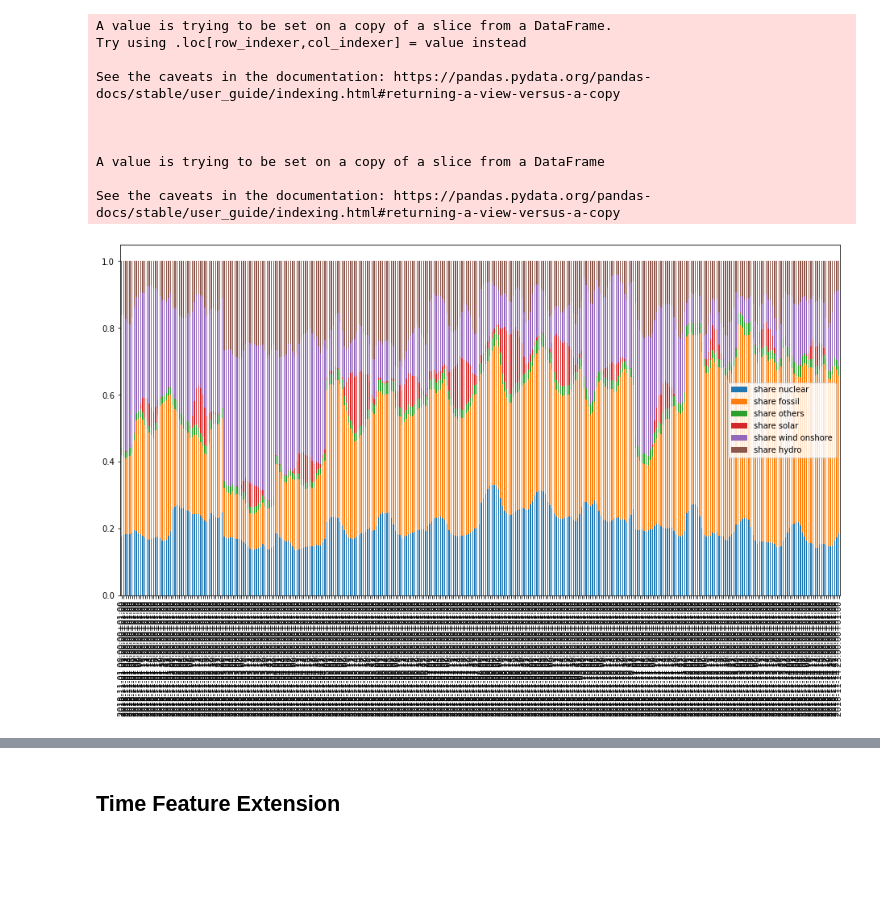
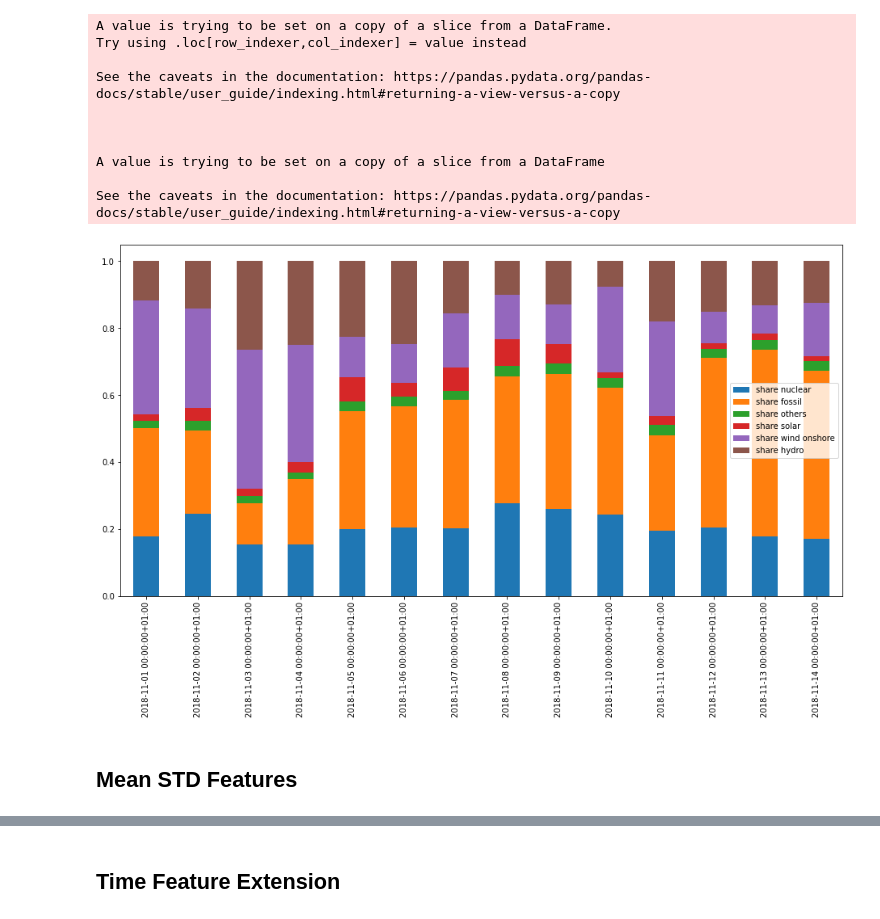
Before and after one commit to Kealtor/Data-Driven-Engineering, a Jupyter notebook: DDE_MachineLearning_Project/01_dde_pp.ipynb, the cells around one changed output, grey strips where cells are left out. Drawn from its saved outputs; the diff is of its cells as text; code cells hidden in the pictures; blank space fills up the shorter version.

```diff
--- a/DDE_MachineLearning_Project/01_dde_pp.ipynb
+++ b/DDE_MachineLearning_Project/01_dde_pp.ipynb
@@ -388,5 +391,13 @@ df_weather["temp"] = df_weather["temp"].apply(lambda x: x - 273.15)
 city_list = ["Valencia", "Madrid", "Bilbao", "Barcelona", "Seville"]
 df_cities = [df_weather.query(f"city_name == '{x}'") for x in df_weather.city_name.unique()]
 
+for city, df in zip(city_list,df_cities):
+    df = remove_columns(df,["city_name"])
+    rename_map = {}
+    for feature in df.columns:
+        if feature != "dt_iso":
+            rename_map[feature] = feature + "_" + city
+    df.rename(columns = rename_map,inplace=True)
+
 for i, df in enumerate(df_cities):
     df_cities[i] = set_timestamp_index(df.copy(deep=True), "dt_iso")
@@ -558,3 +597,5 @@ DatetimeIndex(['2015-01-01 00:00:00+01:00', '2015-01-02 00:00:00+01:00',
+# %%
+base_df = df_energy.copy(deep=True)
 # %% [markdown]
 ## Checking for stationarity of the dataset
 # %% [markdown]
@@ -754,16 +813,19 @@ For general features I decided to sum up all the generation methods into the fea
 Furthermore, I introduced the feature "energy_difference", which basically is an indicator for supply and demand. A positive energy difference is a energy surplus (more generation than consumption) and a negative energy difference is a energy difficit (more consumption than generation).\
 From this we can also calculate "energy_stored" with the cummulated sum of the energy difference.
 # %%
-base_df["generation"] = base_df[generation_parameters].sum(axis=1)
-base_df["energy_difference"] = (base_df["generation"] - base_df["total load actual"])
-base_df["energy_stored"] = base_df['energy_difference'].cumsum(axis=0)
+additional_feature_df = pd.DataFrame()
+additional_feature_df["generation"] = base_df[generation_parameters].sum(axis=1)
+additional_feature_df["energy_difference"] = (additional_feature_df["generation"] - base_df["total load actual"])
+additional_feature_df["energy_stored"] = additional_feature_df['energy_difference'].cumsum(axis=0)
 share_parameters= []
 for par in generation_parameters:
     bracket= par.split(' ')
     bracket[0] = 'share'
     name = " ".join(bracket)
     share_parameters.append(name)
-    base_df[name] = base_df[par]/base_df['generation']
+    additional_feature_df[name] = base_df[par]/additional_feature_df['generation']
+
+additional_feature_df.to_csv("additional_feature_dataset.csv")
 # %%
 base_df.hist(bins=50, figsize=(25, 15))
 plt.show()
@@ -826,7 +872,7 @@ ax.hlines(subset['price actual'].mean()-subset['price actual'].std(),color='k',l
 # %% [markdown]
 share analysis
 # %%
-share_df = base_df[share_parameters]
+share_df = additional_feature_df[share_parameters]
 # %%
 mapping = {'share hydro': ['share hydro run-of-river and poundage', 'share hydro pumped storage','share hydro water reservoir'],
            'share others': ['share other','share other renewable','share waste', 'share biomass'],
@@ -846,6 +892,8 @@ See the caveats in the documentation: https://pandas.pydata.org/pandas-docs/stab
 # %%
 new_share_df = reorder_columns(new_share_df,['share nuclear', 'share fossil','share others'])
 # %%
-ax = new_share_df['2018-11-01':'2018-11-14'].plot.bar(stacked=True)
+ax = new_share_df['2018-11-01':'2018-11-14'].resample('D').mean().plot.bar(stacked=True)
 # %% [output]
-[figure, old version]
+[figure, new version]
+# %% [markdown]
+## Mean STD Features
```
Also changed, not shown: parts of 35 cells of this notebook, 31 other files.
